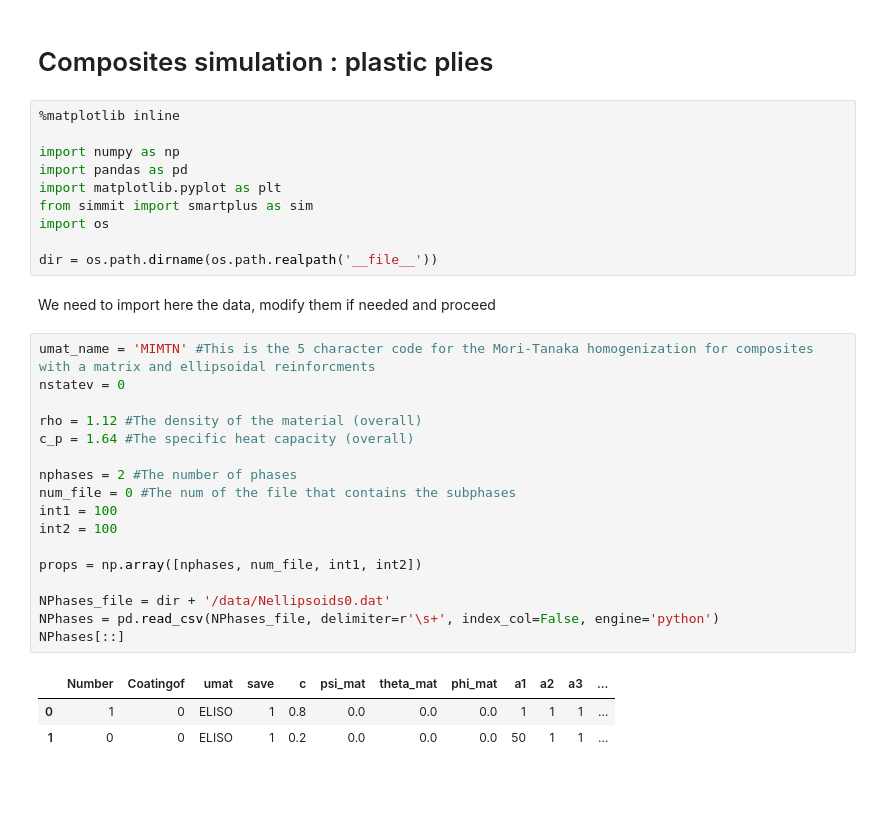
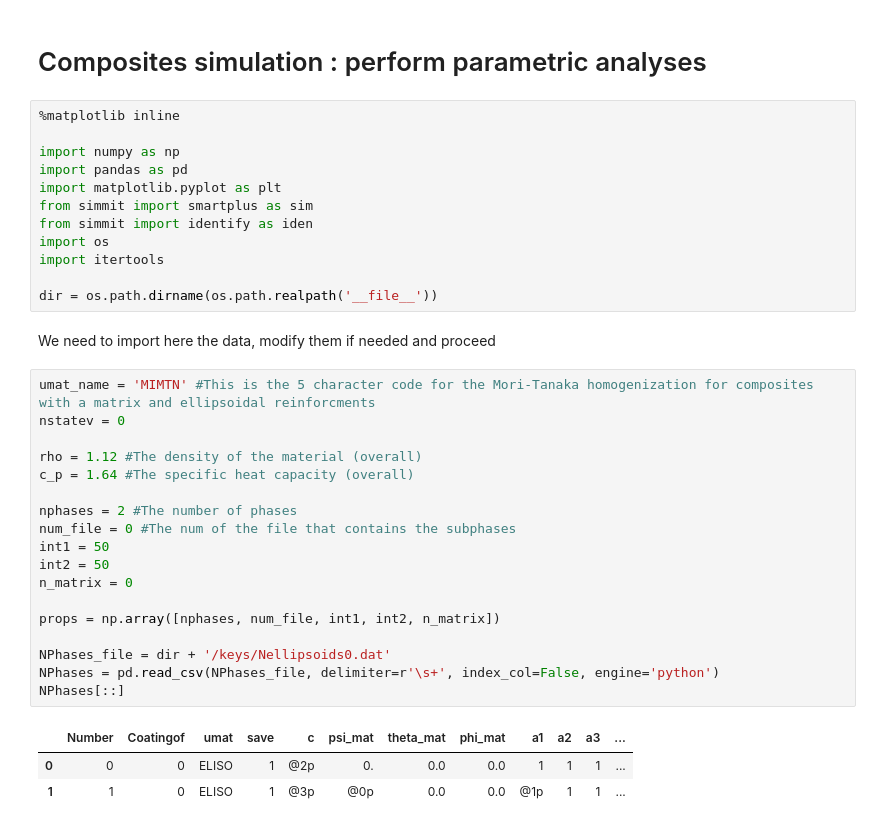
Before and after one commit to cas91010491/simmit, a Jupyter notebook: Examples/Validation/fibre_angle.ipynb, the cells around one changed output. Drawn from its saved outputs; the diff is of its cells as text; blank space fills up the shorter version.

```diff
--- a/Examples/Validation/fibre_angle.ipynb
+++ b/Examples/Validation/fibre_angle.ipynb
@@ -1,5 +1,5 @@
 # %% [markdown]
-# Composites simulation :  plastic plies
+# Composites simulation :  perform parametric analyses
 # %%
 %matplotlib inline
 
@@ -7,7 +7,9 @@ import numpy as np
 import pandas as pd
 import matplotlib.pyplot as plt
 from simmit import smartplus as sim
+from simmit import identify as iden
 import os
+import itertools
 
 dir = os.path.dirname(os.path.realpath('__file__'))
 # %% [markdown]
@@ -15,21 +17,22 @@ We need to import here the data, modify them if needed and proceed
 # %%
 umat_name = 'MIMTN' #This is the 5 character code for the Mori-Tanaka homogenization for composites with a matrix and ellipsoidal reinforcments
 nstatev = 0
 
 rho = 1.12 #The density of the material (overall)
 c_p = 1.64 #The specific heat capacity (overall)
 
 nphases = 2 #The number of phases
 num_file = 0 #The num of the file that contains the subphases
-int1 = 100
-int2 = 100
+int1 = 50
+int2 = 50
+n_matrix = 0
 
-props = np.array([nphases, num_file, int1, int2])
+props = np.array([nphases, num_file, int1, int2, n_matrix])
 
-NPhases_file = dir + '/data/Nellipsoids0.dat'
+NPhases_file = dir + '/keys/Nellipsoids0.dat'
 NPhases = pd.read_csv(NPhases_file, delimiter=r'\s+', index_col=False, engine='python')
 NPhases[::]
 # %% [output]
 |  | Number | Coatingof | umat | save | c | psi_mat | theta_mat | phi_mat | a1 | a2 | a3 | ... |
-| 0 | 1 | 0 | ELISO | 1 | 0.8 | 0.0 | 0.0 | 0.0 | 1 | 1 | 1 | ... |
-| 1 | 0 | 0 | ELISO | 1 | 0.2 | 0.0 | 0.0 | 0.0 | 50 | 1 | 1 | ... |
+| 0 | 0 | 0 | ELISO | 1 | @2p | 0. | 0.0 | 0.0 | 1 | 1 | 1 | ... |
+| 1 | 1 | 0 | ELISO | 1 | @3p | @0p | 0.0 | 0.0 | @1p | 1 | 1 | ... |
```
Also changed, not shown: parts of 5 cells of this notebook.
